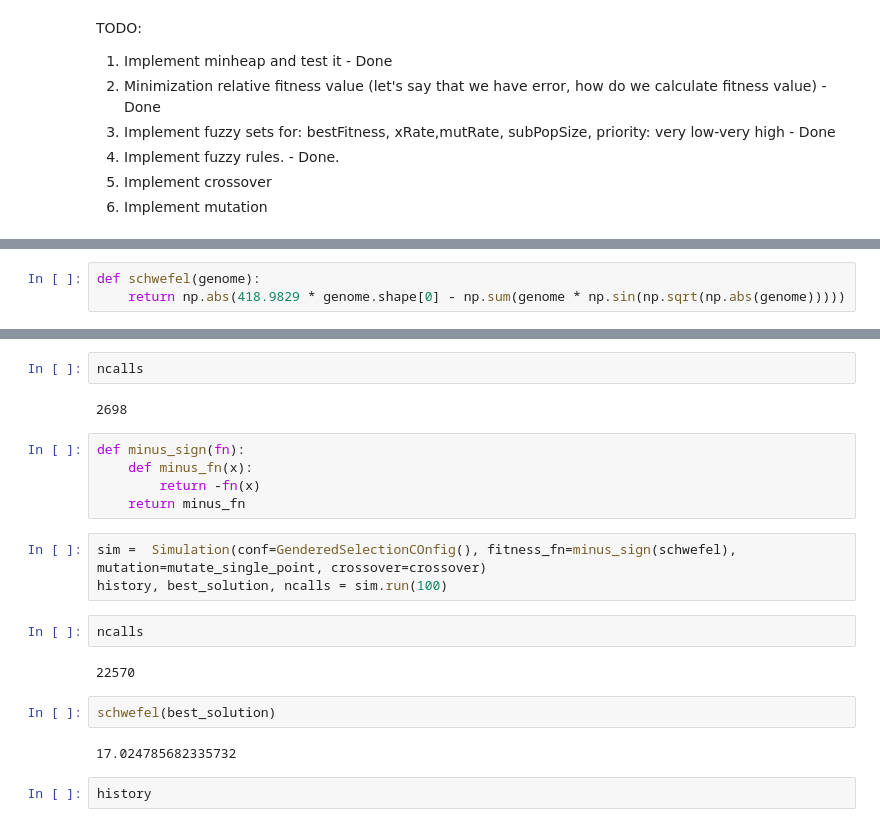
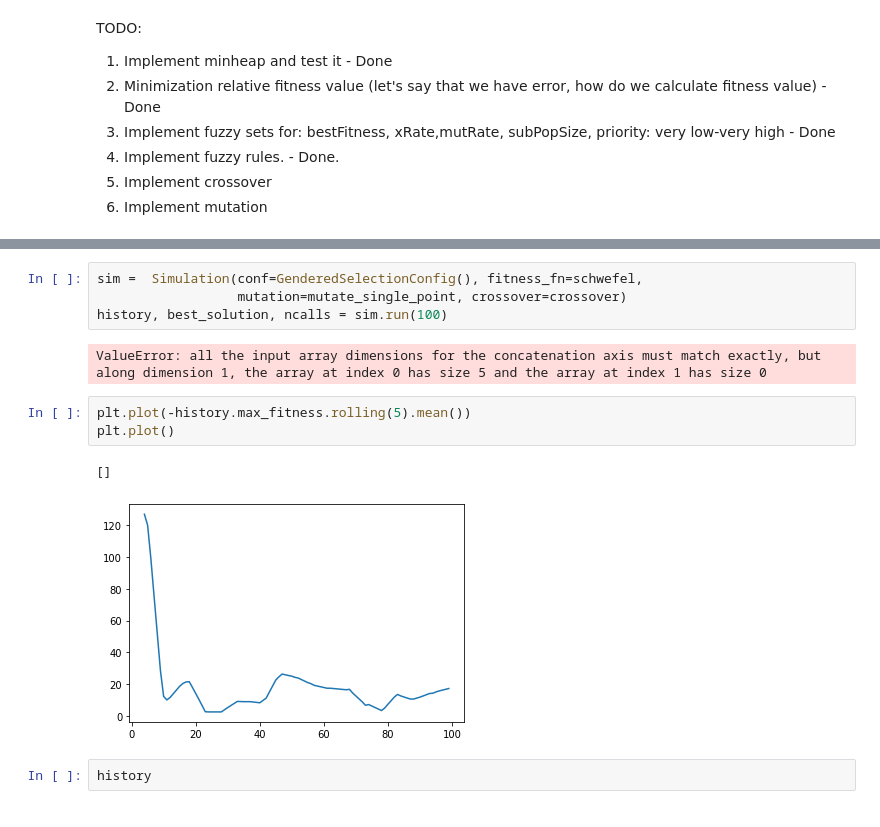
Before and after one commit to Arattel/Fuzzy_genetic_algorithms_implementations, a Jupyter notebook: efga.ipynb, the cells around one changed output, grey strips where cells are left out. Drawn from its saved outputs; the diff is of its cells as text.

```diff
--- a/efga.ipynb
+++ b/efga.ipynb
@@ -51,3 +28,0 @@ def crossover_3(p1, p2):
-# %%
-def schwefel(genome):
-    return np.abs(418.9829 * genome.shape[0] - np.sum(genome * np.sin(np.sqrt(np.abs(genome)))))
@@ -179,23 +31,15 @@ history, best_solution, ncalls = simulation(epochs=500)
-# %%
-ncalls
-# %% [output]
-2698
-# %%
-def minus_sign(fn):
-    def minus_fn(x):
-        return -fn(x)
-    return minus_fn
 # %%
-sim =  Simulation(conf=GenderedSelectionCOnfig(), fitness_fn=minus_sign(schwefel), mutation=mutate_single_point, crossover=crossover)
+sim =  Simulation(conf=GenderedSelectionConfig(), fitness_fn=schwefel,
+                  mutation=mutate_single_point, crossover=crossover)
 history, best_solution, ncalls = sim.run(100)
+# %% [output]
+ValueError: all the input array dimensions for the concatenation axis must match exactly, but along dimension 1, the array at index 0 has size 5 and the array at index 1 has size 0
-# %%
-ncalls
-# %% [output]
-22570
-# %%
-schwefel(best_solution)
-# %% [output]
-17.024785682335732
+# %%
+plt.plot(-history.max_fitness.rolling(5).mean())
+plt.plot()
+# %% [output]
+[]
+[figure, added]
 # %%
 history
 # %% [output]
```
Also changed, not shown: parts of 10 cells of this notebook, 4 other files.
